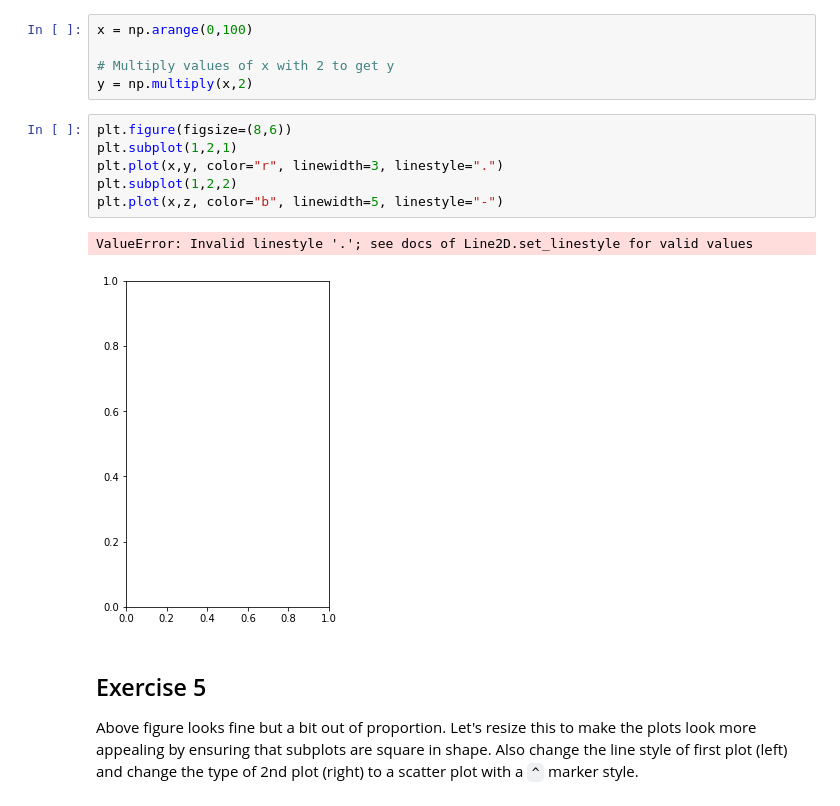
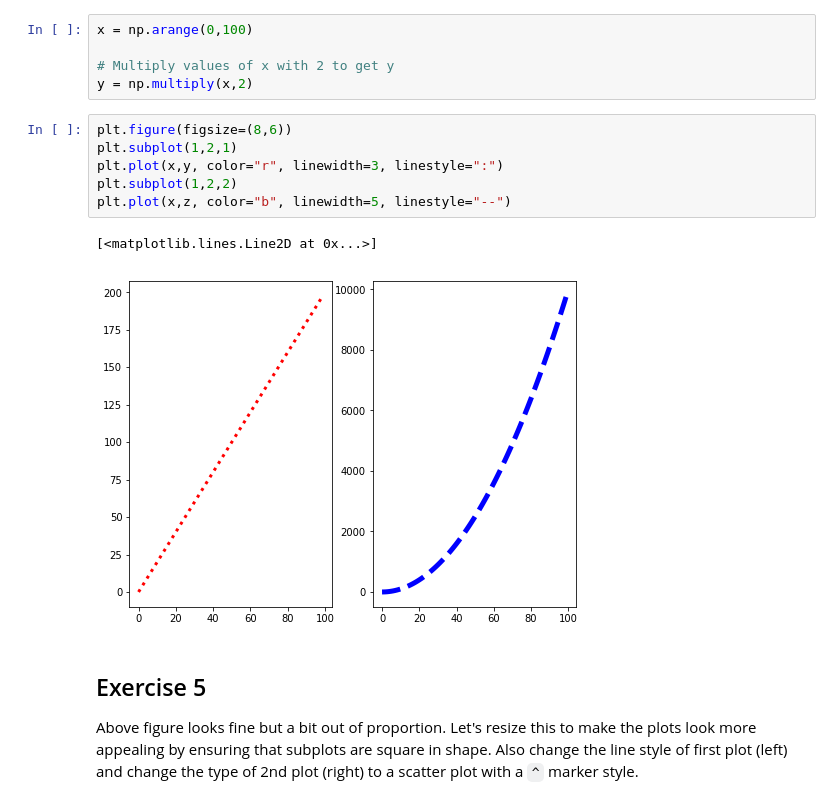
Before and after one commit to ortsed/dsc-more-practice-with-matplotlib-lab-dc-ds-career-042219, a Jupyter notebook: index.ipynb, the cells around one changed output. Cells and saved outputs as stored; diff of their text form.

```diff
--- a/index.ipynb
+++ b/index.ipynb
@@ -128,12 +128,12 @@ y = np.multiply(x,2)
 # %%
 plt.figure(figsize=(8,6))
 plt.subplot(1,2,1)
-plt.plot(x,y, color="r", linewidth=3, linestyle=".")
+plt.plot(x,y, color="r", linewidth=3, linestyle=":")
 plt.subplot(1,2,2)
-plt.plot(x,z, color="b", linewidth=5, linestyle="-")
+plt.plot(x,z, color="b", linewidth=5, linestyle="--")
 # %% [output]
-ValueError: Invalid linestyle '.'; see docs of Line2D.set_linestyle for valid values
+[<matplotlib.lines.Line2D at 0x...>]
-[figure, old version]
+[figure, new version]
 # %% [markdown]
 ## Exercise 5
 
```
